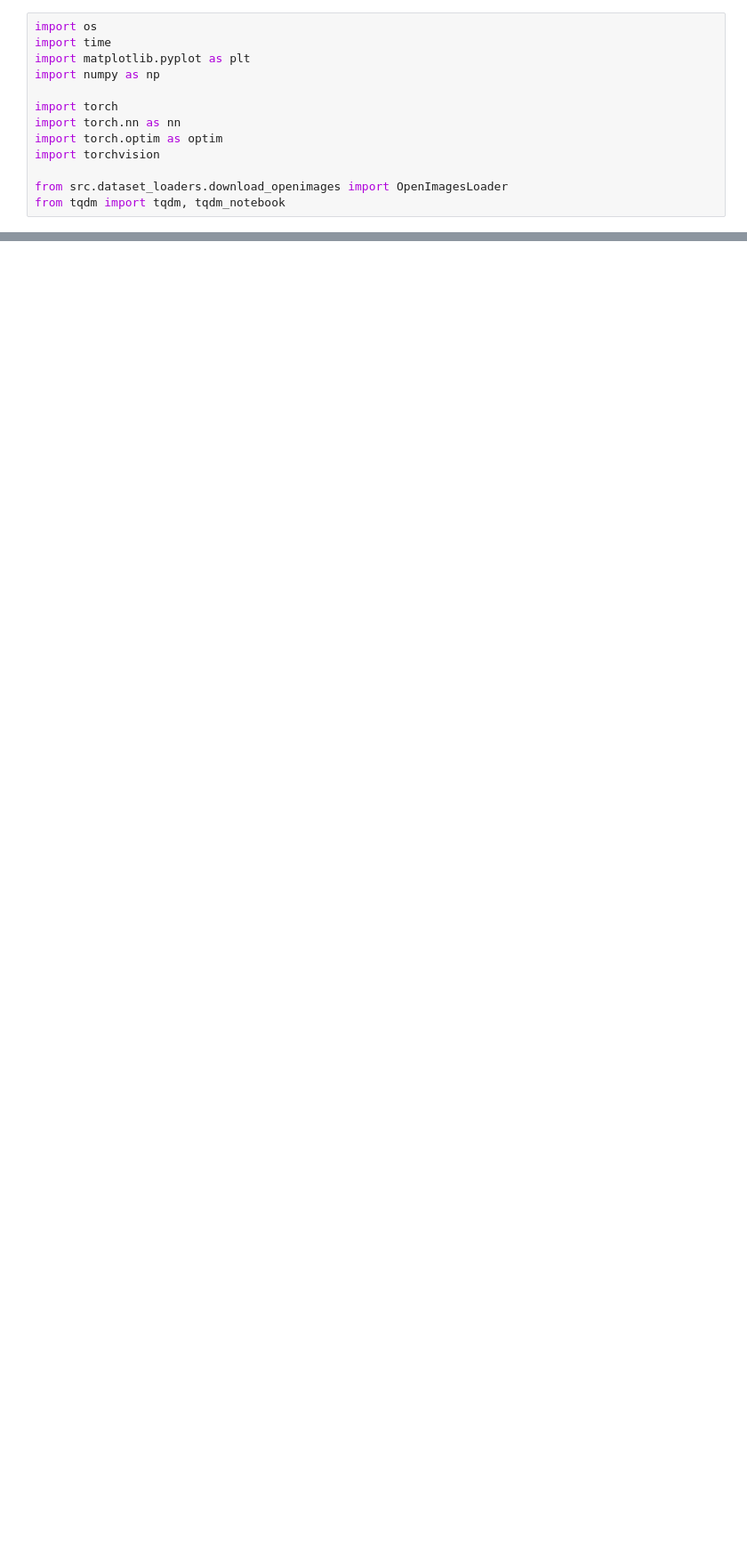
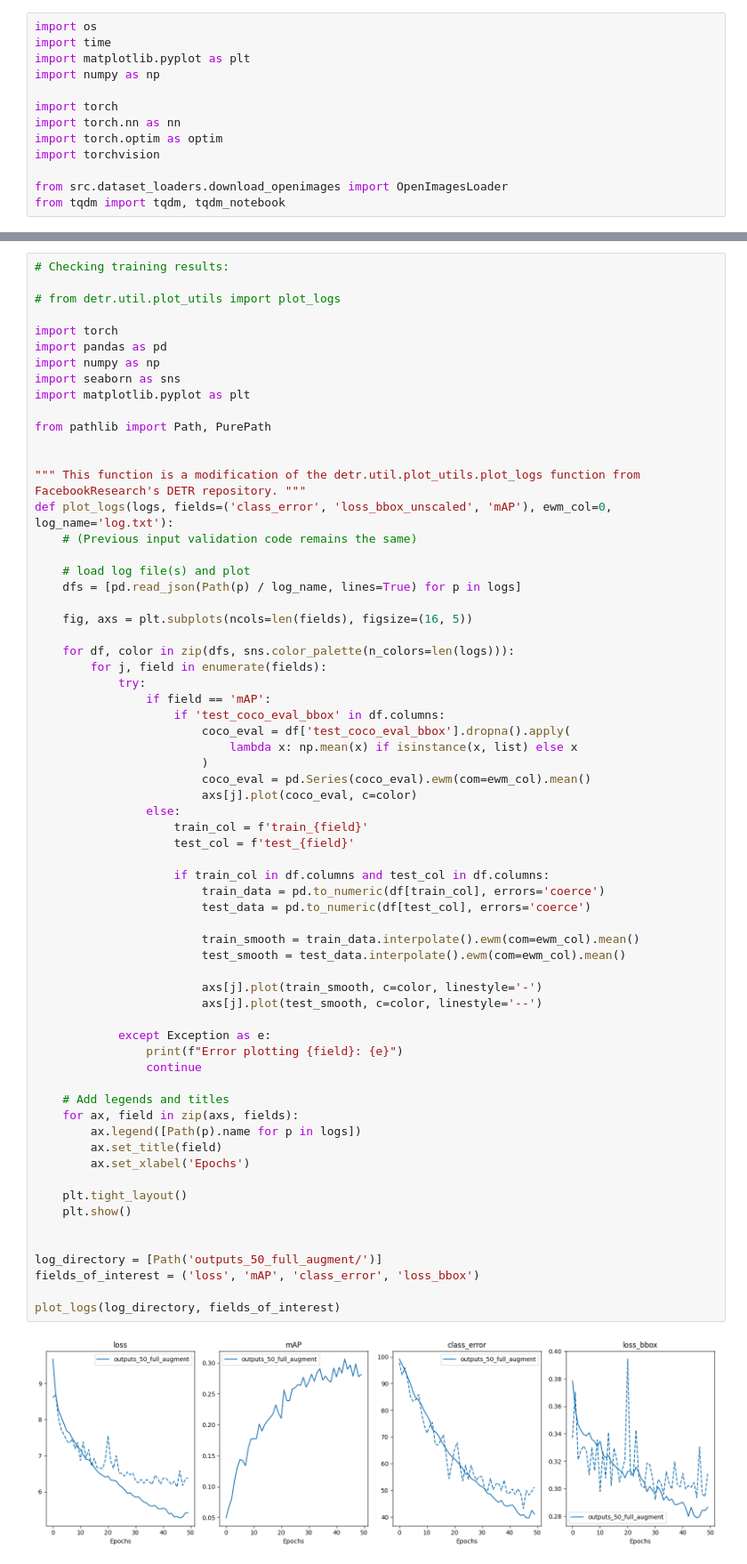
Before and after one commit to GATechMSCS/Convolutionalists, a Jupyter notebook: FoodforDeepThought/DETR2.ipynb, the cells around one changed output, grey strips where cells are left out. Shown at 89% size. Drawn from its saved outputs; the diff is of its cells as text; blank space fills up the shorter version.

Commit message:
Added training log for DETR on augmented dataset and added code to plot DETR training results

```diff
--- a/FoodforDeepThought/DETR2.ipynb
+++ b/FoodforDeepThought/DETR2.ipynb
@@ -459,0 +474,67 @@ Modified model saved to modified_detr.pth
+# %%
+# Checking training results:
+
+# from detr.util.plot_utils import plot_logs
+
+import torch
+import pandas as pd
+import numpy as np
+import seaborn as sns
+import matplotlib.pyplot as plt
+
+from pathlib import Path, PurePath
+
+
+""" This function is a modification of the detr.util.plot_utils.plot_logs function from FacebookResearch's DETR repository. """
+def plot_logs(logs, fields=('class_error', 'loss_bbox_unscaled', 'mAP'), ewm_col=0, log_name='log.txt'):
+    # (Previous input validation code remains the same)
+
+    # load log file(s) and plot
+    dfs = [pd.read_json(Path(p) / log_name, lines=True) for p in logs]
+
+    fig, axs = plt.subplots(ncols=len(fields), figsize=(16, 5))
+
+    for df, color in zip(dfs, sns.color_palette(n_colors=len(logs))):
+        for j, field in enumerate(fields):
+            try:
+                if field == 'mAP':
+                    if 'test_coco_eval_bbox' in df.columns:
+                        coco_eval = df['test_coco_eval_bbox'].dropna().apply(
+                            lambda x: np.mean(x) if isinstance(x, list) else x
+                        )
+                        coco_eval = pd.Series(coco_eval).ewm(com=ewm_col).mean()
+                        axs[j].plot(coco_eval, c=color)
+                else:
+                    train_col = f'train_{field}'
+                    test_col = f'test_{field}'
+
+                    if train_col in df.columns and test_col in df.columns:
+                        train_data = pd.to_numeric(df[train_col], errors='coerce')
+                        test_data = pd.to_numeric(df[test_col], errors='coerce')
+
+                        train_smooth = train_data.interpolate().ewm(com=ewm_col).mean()
+                        test_smooth = test_data.interpolate().ewm(com=ewm_col).mean()
+
+                        axs[j].plot(train_smooth, c=color, linestyle='-')
+                        axs[j].plot(test_smooth, c=color, linestyle='--')
+
+            except Exception as e:
+                print(f"Error plotting {field}: {e}")
+                continue
+
+    # Add legends and titles
+    for ax, field in zip(axs, fields):
+        ax.legend([Path(p).name for p in logs])
+        ax.set_title(field)
+        ax.set_xlabel('Epochs')
+
+    plt.tight_layout()
+    plt.show()
+
+
+log_directory = [Path('outputs_50_full_augment/')]
+fields_of_interest = ('loss', 'mAP', 'class_error', 'loss_bbox')
+
+plot_logs(log_directory, fields_of_interest)
+# %% [output]
+[figure, added]
```
Also changed, not shown: parts of 8 cells of this notebook, 1 other file.
